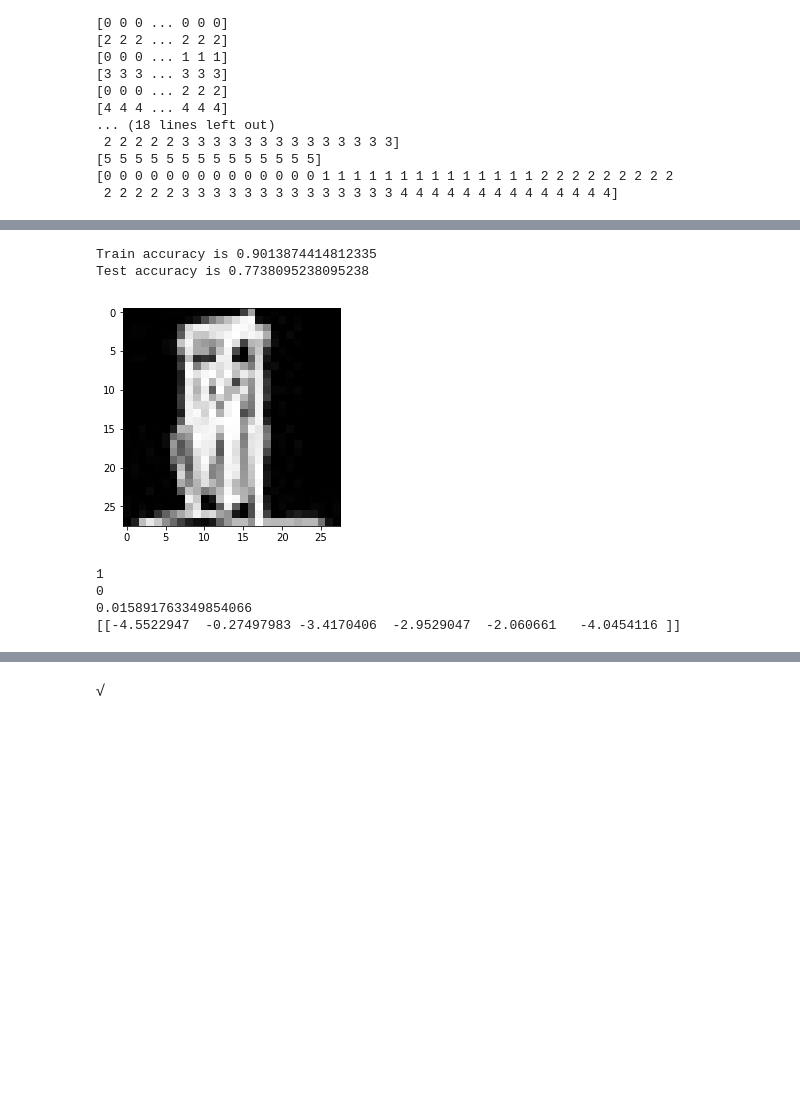
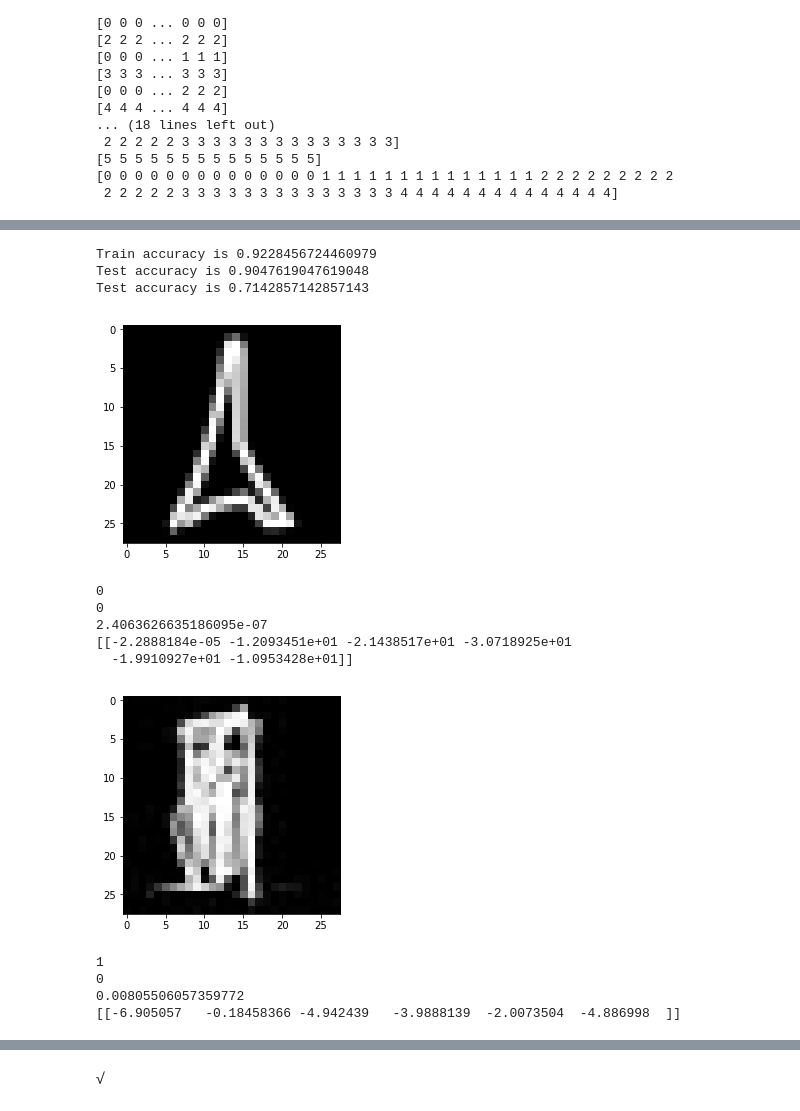
Before and after one commit to maiam6242/Facial_Blur, a Jupyter notebook: Facial_Blur.ipynb, the cells around one changed output, grey strips where cells are left out. Saved outputs shown, nothing was run; the diff lists cells and outputs as text; code cells hidden in the pictures; blank space fills up the shorter version.

```diff
--- a/Facial_Blur.ipynb
+++ b/Facial_Blur.ipynb
@@ -91,33 +93,33 @@ def rgb2gray(rgb):
 
 airplane_list = []
 for filename in glob.glob('airplane*.jpg'):
-    im=Image.open(filename)
-    airplane_list.append( np.array((np.invert(np.array(im))))[1:29,1:29])
+    im=Image.open(filename).resize((28,28))
+    airplane_list.append( np.array((np.invert(np.array(im)))))
 
 broom_list = []
 for filename in glob.glob('broom*.jpg'):
-    im=Image.open(filename)
-    broom_list.append( np.array((np.invert(np.array(im))))[1:29,1:29])
+    im=Image.open(filename).resize((28,28))
+    broom_list.append( np.array((np.invert(np.array(im)))))
 
 bear_list = []
 for filename in glob.glob('bear*.jpg'):
-    im=Image.open(filename)
-    bear_list.append( np.array((np.invert(np.array(im))))[1:29,1:29])
+    im=Image.open(filename).resize((28,28))
+    bear_list.append( np.array((np.invert(np.array(im)))))
 
 broccoli_list = []
 for filename in glob.glob('broccoli*.jpg'):
-    im=Image.open(filename)
-    broccoli_list.append( np.array((np.invert(np.array(im))))[1:29,1:29])
+    im=Image.open(filename).resize((28,28))
+    broccoli_list.append( np.array((np.invert(np.array(im)))))
 
 tower_list = []
 for filename in glob.glob('tower*.jpg'):
-    im=Image.open(filename)
-    tower_list.append( np.array((np.invert(np.array(im))))[1:29,1:29])
+    im=Image.open(filename).resize((28,28))
+    tower_list.append( np.array((np.invert(np.array(im)))))
 
 dog_list = []
 for filename in glob.glob('dog*.jpg'):
-    im=Image.open(filename)
-    dog_list.append( np.array((np.invert(np.array(im))))[1:29,1:29])
+    im=Image.open(filename).resize((28,28))
+    dog_list.append( np.array((np.invert(np.array(im)))))
 
 dog_list = np.array(dog_list)
 broccoli_list = np.array(broccoli_list)
@@ -272,8 +224,10 @@ train_sampler = SubsetRandomSampler(np.arange(n_training_samples, dtype=np.int64
 
 # choose correct set                                                    ---------------
 
-# test_set = test
-test_set = testdata
+test_set = test
+test_set2 = testdata
+
+# test_set = torch.cat([test, testdata],1)
 test_sampler = SubsetRandomSampler(np.arange(n_test_samples, dtype=np.int64))
 # %%
 type(test_set)
@@ -557,28 +512,49 @@ def get_accuracy(net, loader):
     return n_correct/n_total
 print("Train accuracy is", get_accuracy(net, train_loader))
 print("Test accuracy is", get_accuracy(net, test_loader))
+print("Test accuracy is", get_accuracy(net, test_loader2))
 # %% [output]
-Train accuracy is 0.9013874414812335
-Test accuracy is 0.7738095238095238
+Train accuracy is 0.9228456724460979
+Test accuracy is 0.9047619047619048
+Test accuracy is 0.7142857142857143
 # %%
 def examine_label(idx):
     image, label = test_set[idx]
     class_scores = net(Variable(image.unsqueeze(0)).to(device))
     prediction = np.argmax(class_scores.cpu().detach().numpy())
     confidence = class_scores.cpu().detach().numpy()
     plt.imshow(image.squeeze(), cmap='gray')
     plt.show()
     print(prediction)
     print(label)
     print(max(confidence[0])/sum(confidence[0]))
     print(confidence)
 
+def examine_labelours(idx):
+    image, label = test_set2[idx]
+    class_scores = net(Variable(image.unsqueeze(0)).to(device))
+    prediction = np.argmax(class_scores.cpu().detach().numpy())
+    confidence = class_scores.cpu().detach().numpy()
+    plt.imshow(image.squeeze(), cmap='gray')
+    plt.show()
+    print(prediction)
+    print(label)
+    print(max(confidence[0])/sum(confidence[0]))
+    print(confidence)
+
 examine_label(7)
+examine_labelours(7)
 # %% [output]
-[figure, old version]
+[figure, new version]
-1
 0
-0.015891763349854066
-[[-4.5522947  -0.27497983 -3.4170406  -2.9529047  -2.060661   -4.0454116 ]]
+0
+2.4063626635186095e-07
+[[-2.2888184e-05 -1.2093451e+01 -2.1438517e+01 -3.0718925e+01
+  -1.9910927e+01 -1.0953428e+01]]
+[figure, added]
+1
+0
+0.00805506057359772
+[[-6.905057   -0.18458366 -4.942439   -3.9888139  -2.0073504  -4.886998  ]]
 # %%
 gdown.download('https://l.facebook.com/l.php?u=https%3A%2F%2Fdrive.google.com%2Fdrive%2Ffolders%2F1K7Erwhj8naBng_RoUWnI2hJmfwzgzMKQ%3Fusp%3Dsharing%26fbclid%3DIwAR1PKsukqEVTM0NUn0KB_YmqAhgO1Sr0DnAb_xGUKSHRC4OemawFx-5gU_Q&h=AT3lp_oIwm9ztQaGRUMXdkq6oUG-Y4Gcyz1KvOqwX7WXRGPWY0qcpMlA3gHDjBsPe80nkLJo3VcTJiB-fPM4VoftAwq9P7yT5PvXs-Azjya2RsqiNJpnwKl30cL0jixwxVGLfrFryiI', 'testimages', False)
```
Also changed, not shown: parts of 17 cells of this notebook.
